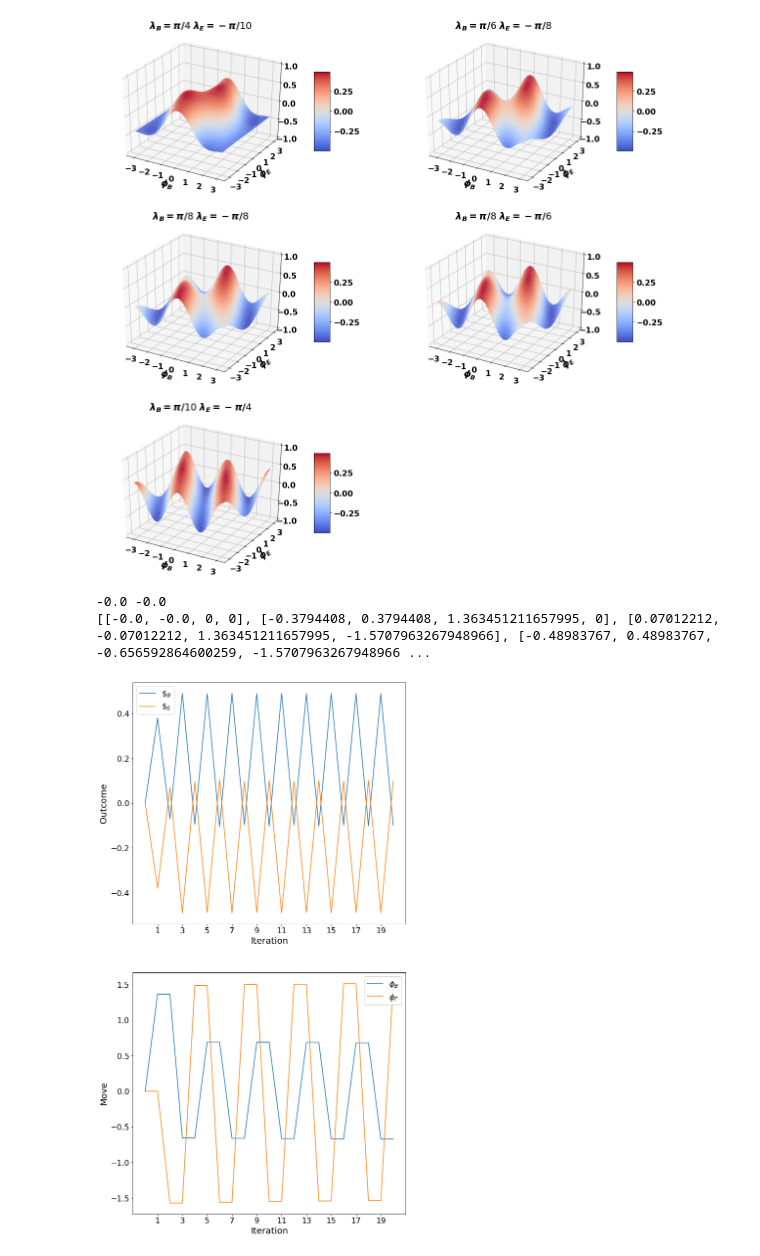
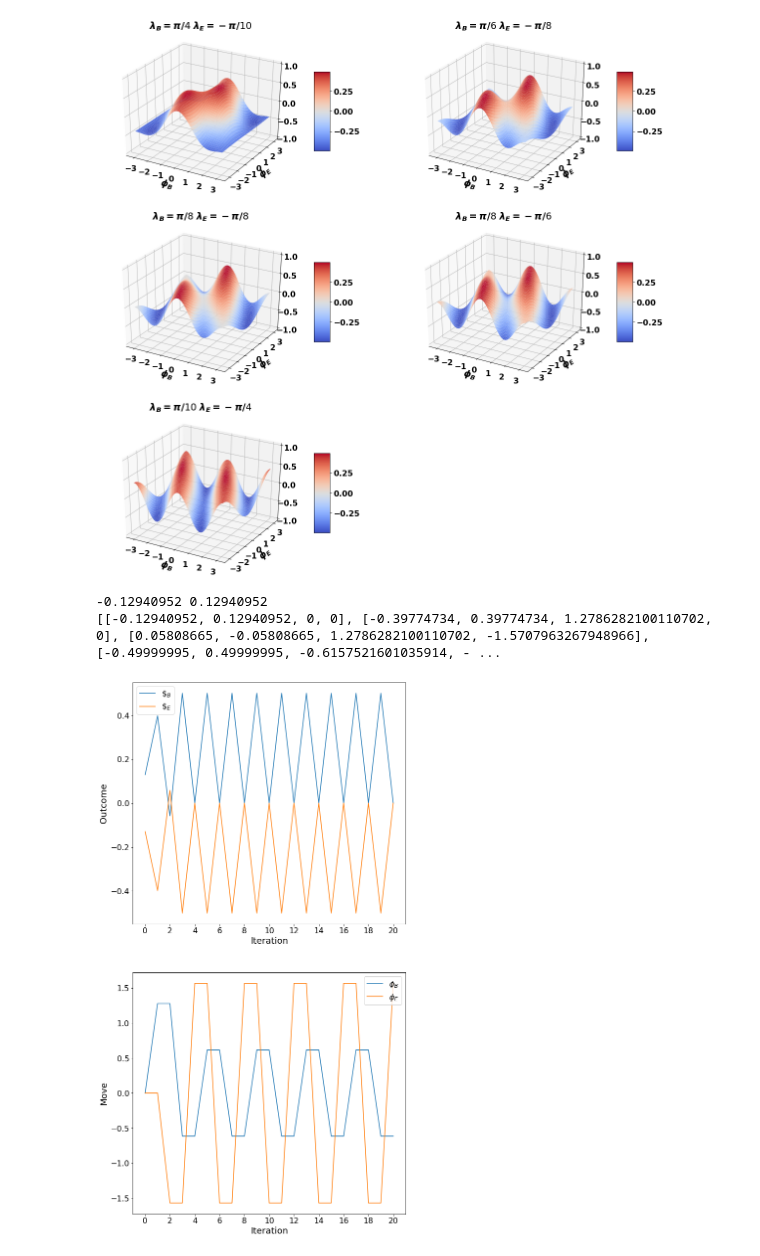
Before and after one commit to code-xD/QGT_Simulations, a Jupyter notebook: QGT_Simulation.ipynb, the cells around one changed output. Saved outputs shown, nothing was run; the diff lists cells and outputs as text; code cells hidden in the pictures.

Commit message:
CounterMoves with graph

```diff
--- a/QGT_Simulation.ipynb
+++ b/QGT_Simulation.ipynb
@@ -242,7 +242,7 @@ def calCounterMove1x1(QGame, realMove, player):
                 counterMove = imag
     return counterMove
 
-Amove = [[pi/8, 0]]
+Amove = [[pi/6, 0]]
 Bmove = [[-pi/8, 0]]
 results = []
 Qplot = QuantumGame(1)
@@ -267,35 +267,35 @@ for i in range(20):
         Qplot.calculateOutcome()
     results.append([Qplot.magQubit(0, 0), Qplot.magQubit(1, 0), Amove[0][1], Bmove[0][1]])
 
 
 fig, axs = plt.subplots(2, 1, figsize=(10,20))
 
 movesA = []
 movesB = []
 outA = []
 outB = []
 
 for res in results:
     outA.append(res[1])
     outB.append(res[0])
     movesA.append(res[2])
     movesB.append(res[3])
 
 axs[0].plot(outA, label=r'$\$_{B}$')
 axs[0].plot(outB, label=r'$\$_{E}$')
 axs[0].set_xlabel('Iteration', fontsize = 18)
 axs[0].set_ylabel('Outcome', fontsize = 18)
-axs[0].set_xticks(np.arange(1,21,2))
+axs[0].set_xticks(np.arange(0,21,2))
 axs[0].legend()
 
 axs[1].plot(movesA, label=r'$\phi_{B}$')
 axs[1].plot(movesB, label=r'$\phi_{E}$')
-axs[1].set_xticks(np.arange(1,21,2))
+axs[1].set_xticks(np.arange(0,21,2))
 axs[1].set_xlabel('Iteration', fontsize = 18)
 axs[1].set_ylabel('Move', fontsize = 18)
 axs[1].legend()
 print(results)
 # %% [output]
--0.0 -0.0
-[[-0.0, -0.0, 0, 0], [-0.3794408, 0.3794408, 1.363451211657995, 0], [0.07012212, -0.07012212, 1.363451211657995, -1.5707963267948966], [-0.48983767, 0.48983767, -0.656592864600259, -1.5707963267948966 ...
+-0.12940952 0.12940952
+[[-0.12940952, 0.12940952, 0, 0], [-0.39774734, 0.39774734, 1.2786282100110702, 0], [0.05808665, -0.05808665, 1.2786282100110702, -1.5707963267948966], [-0.49999995, 0.49999995, -0.6157521601035914, - ...
-[figure, old version]
+[figure, new version]
```
